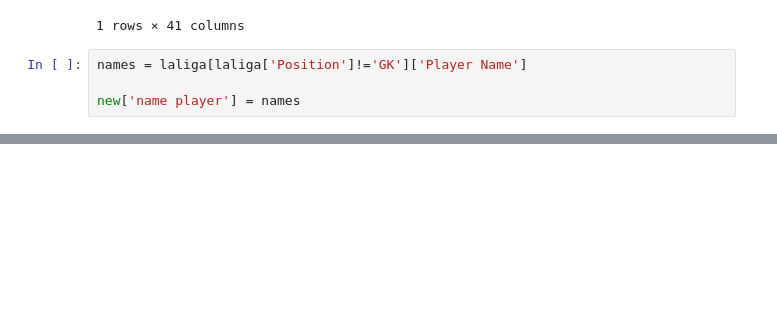
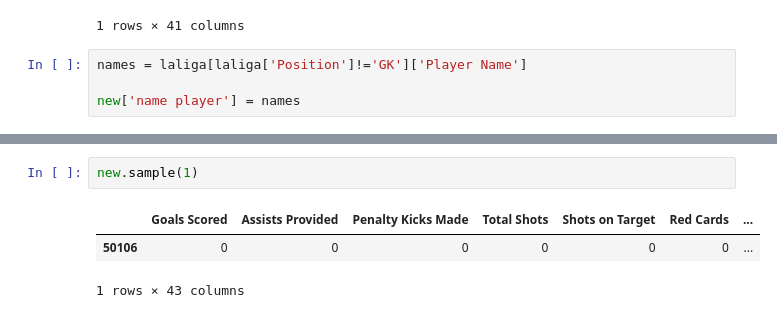
Before and after one commit to marcfolchp/thunder, a Jupyter notebook: YELO/formula-step1.ipynb, the cells around one changed output, grey strips where cells are left out. Saved outputs shown, nothing was run; the diff lists cells and outputs as text; blank space fills up the shorter version.

```diff
--- a/YELO/formula-step1.ipynb
+++ b/YELO/formula-step1.ipynb
@@ -278,0 +577,6 @@ new[(new['name player']=='Vinicius Júnior')].sort_values(by='Score')
+# %%
+new.sample(1)
+# %% [output]
+|  | Goals Scored | Assists Provided | Penalty Kicks Made | Total Shots | Shots on Target | Red Cards | ... |
+| 50106 | 0 | 0 | 0 | 0 | 0 | 0 | ... |
+1 rows × 43 columns
```
Also changed, not shown: parts of 14 cells of this notebook.
